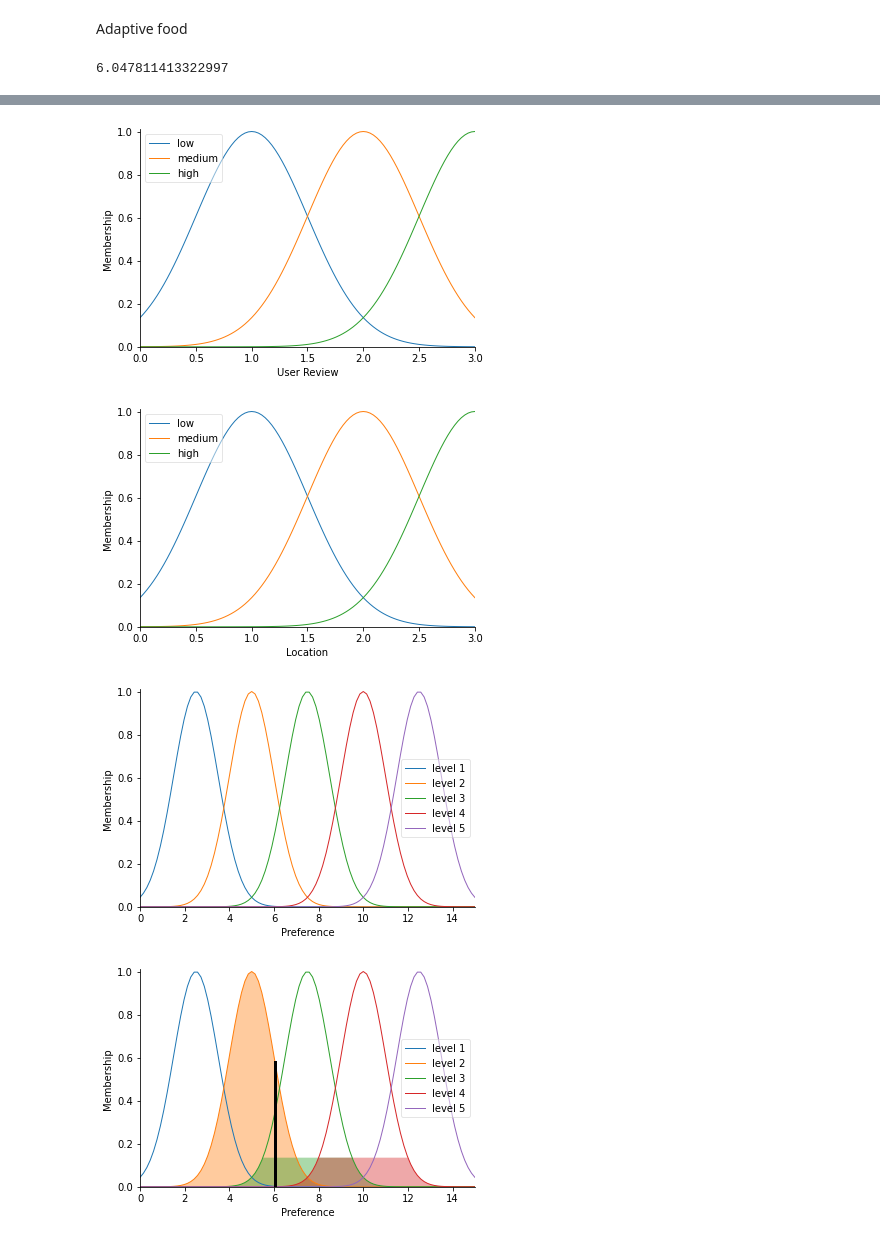
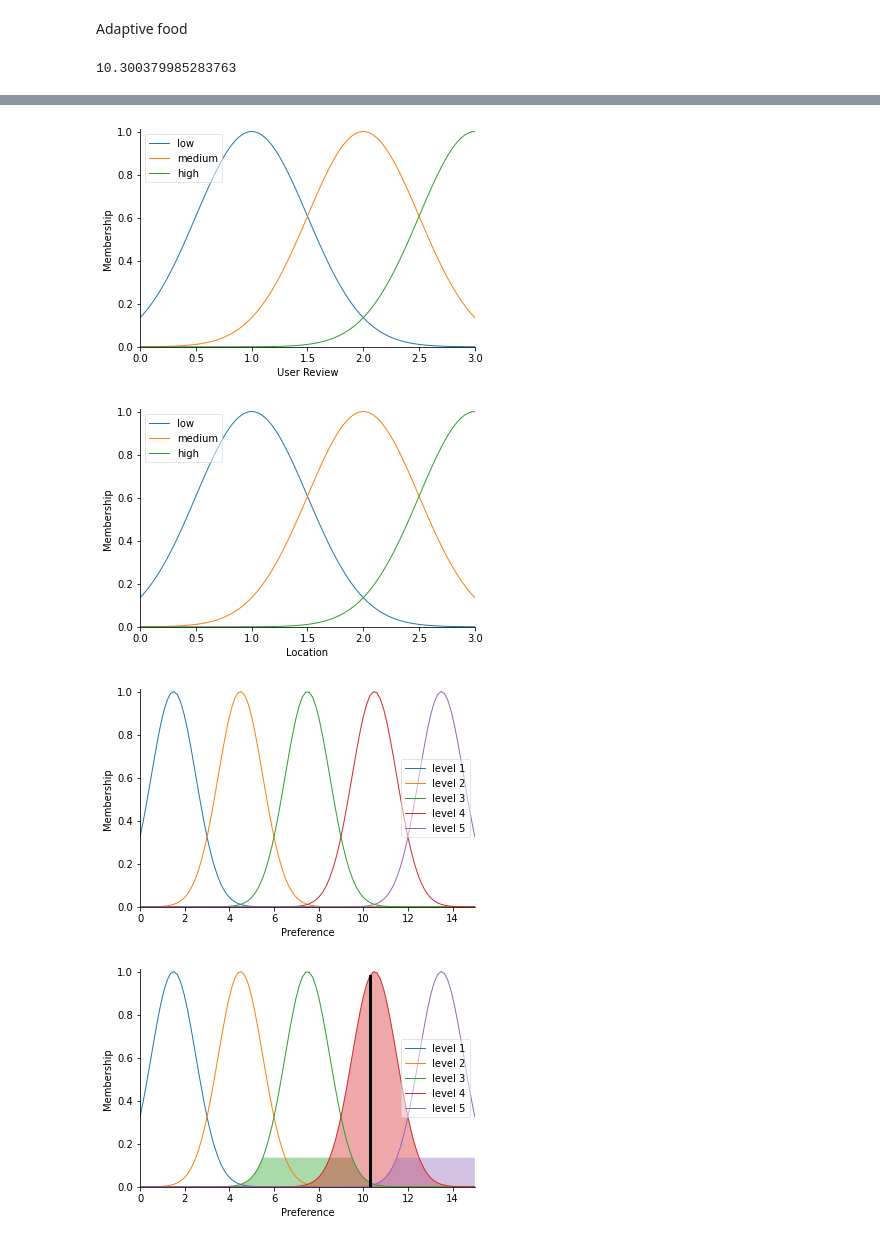
Before and after one commit to quangphuc2509/AI-Homework, a Jupyter notebook: Homework3.ipynb, the cells around one changed output, grey strips where cells are left out. Saved outputs shown, nothing was run; the diff lists cells and outputs as text; code cells hidden in the pictures.

```diff
--- a/Homework3.ipynb
+++ b/Homework3.ipynb
@@ -314,11 +314,11 @@ MembershipFunction(budget)
 MembershipFunction(userReview)
 MembershipFunction(location)
 
-preference['level 1'] = fuzz.gaussmf(preference.universe, 2.5, 1)
-preference['level 2'] = fuzz.gaussmf(preference.universe, 5, 1)
+preference['level 1'] = fuzz.gaussmf(preference.universe, 1.5, 1)
+preference['level 2'] = fuzz.gaussmf(preference.universe, 4.5, 1)
 preference['level 3'] = fuzz.gaussmf(preference.universe, 7.5, 1)
-preference['level 4'] = fuzz.gaussmf(preference.universe, 10, 1)
-preference['level 5'] = fuzz.gaussmf(preference.universe, 12.5, 1)
+preference['level 4'] = fuzz.gaussmf(preference.universe, 10.5, 1)
+preference['level 5'] = fuzz.gaussmf(preference.universe, 13.5, 1)
 
 
 taste.view()
@@ -330,37 +330,37 @@ preference.view()
 
 dic_input_value = {0: 'low', 1: 'low', 2: 'medium', 3: 'high'}
 dic_output_value = {0: 'level 1', 1: 'level 1', 2: 'level 2', 3: 'level 3', 4: 'level 4', 5: 'level 5' }
 rule = []
 value = [ 1, 2, 3]
 
 for i1 in value:
   for i2 in value:
     for i3 in value:
       for i4 in value:
         for i5 in value:
           lvl = math.ceil(((i1 + i2 + i3 + i4 + i5) / 3))
           rule.append(ctrl.Rule(taste[dic_input_value[i1]] & environment[dic_input_value[i2]] & budget[dic_input_value[i3]] & userReview[dic_input_value[i4]] & location[dic_input_value[i5]], preference[dic_output_value[lvl]]))
 
 preferrence_control = ctrl.ControlSystem(rule)
 preference_simulation = ctrl.ControlSystemSimulation(preferrence_control)
 
 # Compute
-preference_simulation.input['Taste'] = 1
-preference_simulation.input['Environment'] = 1
-preference_simulation.input['Budget'] = 1
-preference_simulation.input['User Review'] = 1
+preference_simulation.input['Taste'] = 3
+preference_simulation.input['Environment'] = 2
+preference_simulation.input['Budget'] = 2
+preference_simulation.input['User Review'] = 3
 preference_simulation.input['Location'] = 1
 
 preference_simulation.compute()
 print(preference_simulation.output['Preference'])
 
 preference.view(sim = preference_simulation)
 # %% [output]
-6.047811413322997
+10.300379985283763
 [figure]
 [figure]
 [figure]
 [figure]
 [figure]
-[figure, old version]
+[figure, new version]
-[figure, old version]
+[figure, new version]
```
